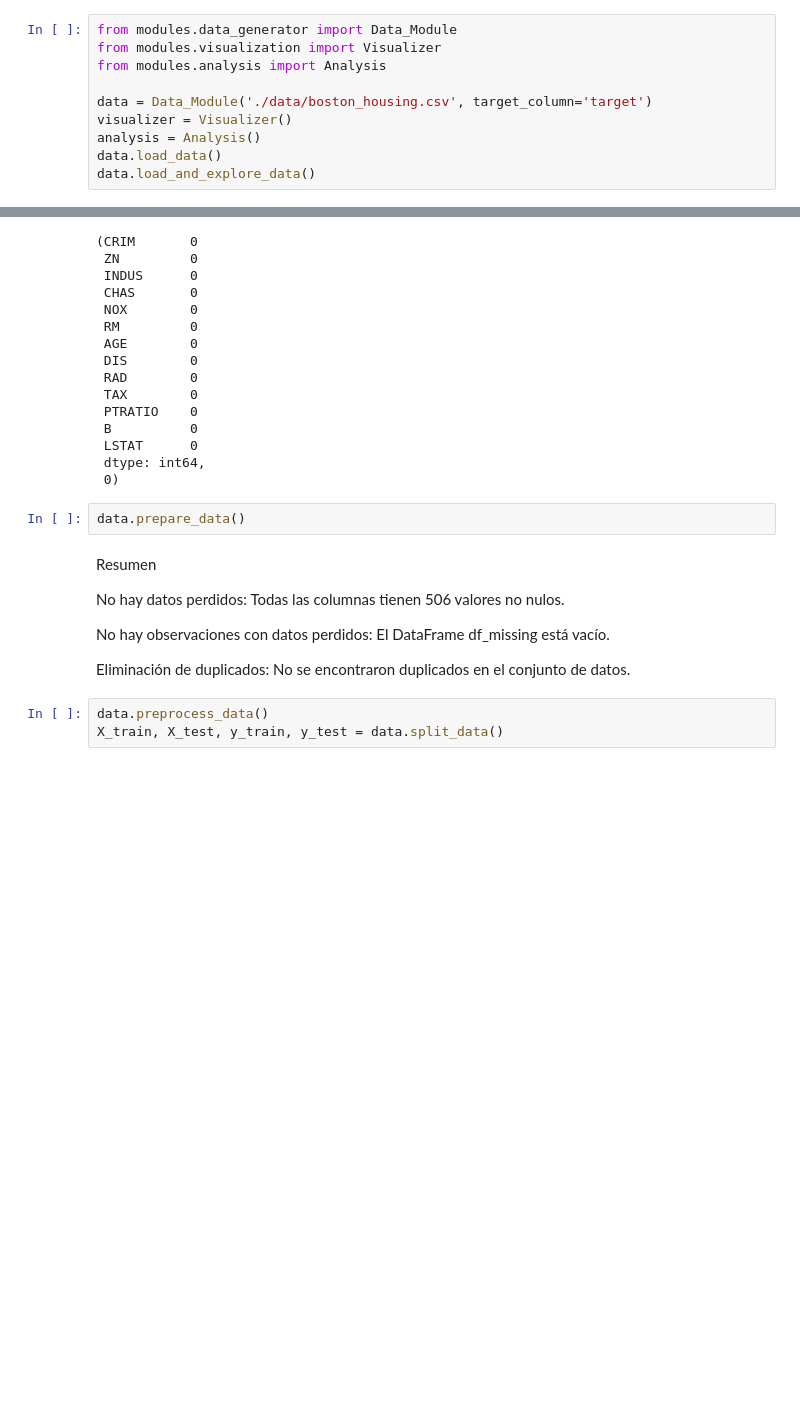
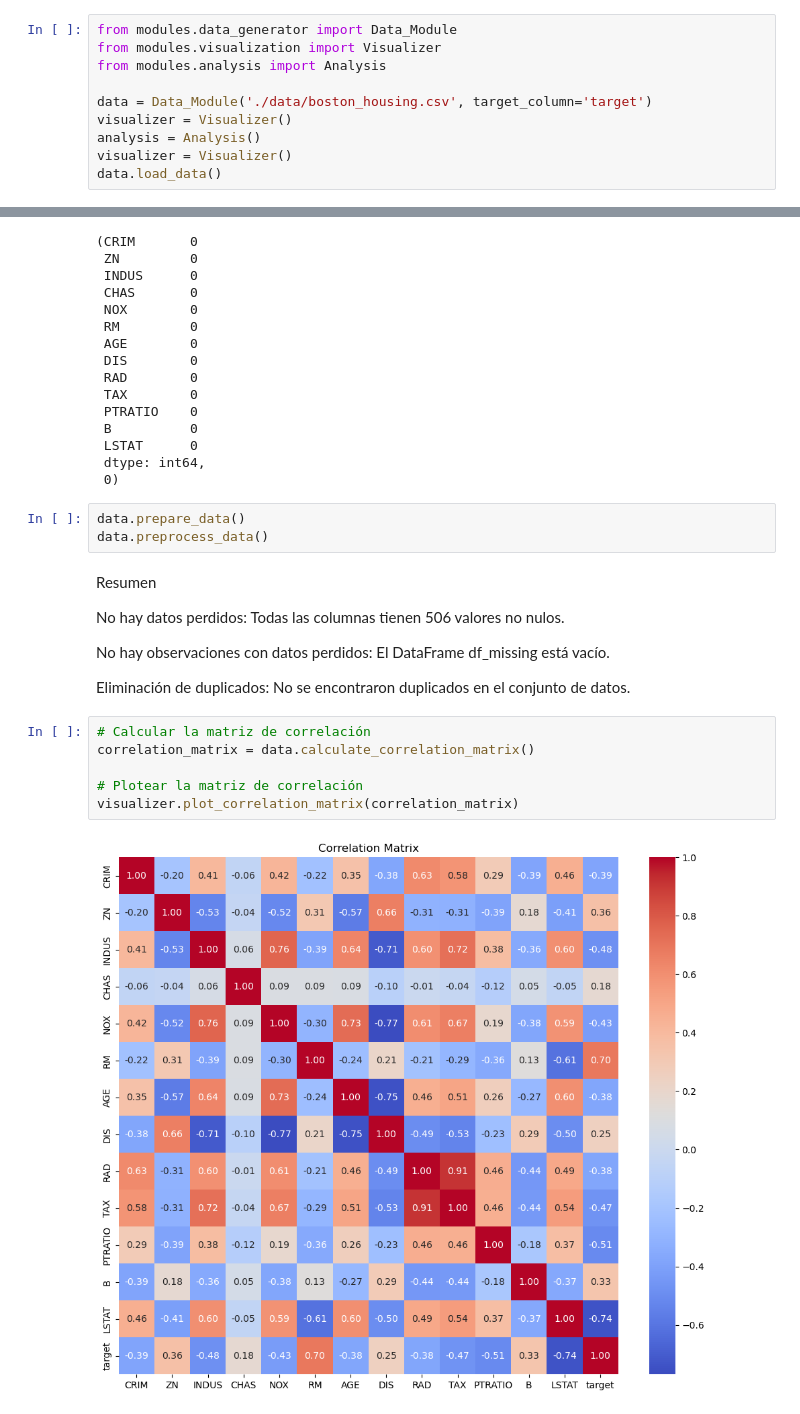
Before and after one commit to armandolezama/boston-houses-data-analysis, a Jupyter notebook: boston-houses-data-analysis.ipynb, the cells around one changed output, grey strips where cells are left out. Cells and saved outputs as stored; diff of their text form; blank space fills up the shorter version.

```diff
--- a/boston-houses-data-analysis.ipynb
+++ b/boston-houses-data-analysis.ipynb
@@ -60,5 +40,5 @@ from modules.analysis import Analysis
 data = Data_Module('./data/boston_housing.csv', target_column='target')
 visualizer = Visualizer()
 analysis = Analysis()
+visualizer = Visualizer()
 data.load_data()
-data.load_and_explore_data()
@@ -182,6 +164,7 @@ data.check_missing_data()
  0)
 # %%
 data.prepare_data()
+data.preprocess_data()
 # %% [markdown]
 Resumen
 
@@ -190,6 +173,11 @@ No hay datos perdidos: Todas las columnas tienen 506 valores no nulos.
 No hay observaciones con datos perdidos: El DataFrame df_missing está vacío.
 
 Eliminación de duplicados: No se encontraron duplicados en el conjunto de datos.
-# %%
-data.preprocess_data()
-X_train, X_test, y_train, y_test = data.split_data()
+# %%
+# Calcular la matriz de correlación
+correlation_matrix = data.calculate_correlation_matrix()
+
+# Plotear la matriz de correlación
+visualizer.plot_correlation_matrix(correlation_matrix)
+# %% [output]
+[figure, added]
```
Also changed, not shown: parts of 22 cells of this notebook, 1 other file.
